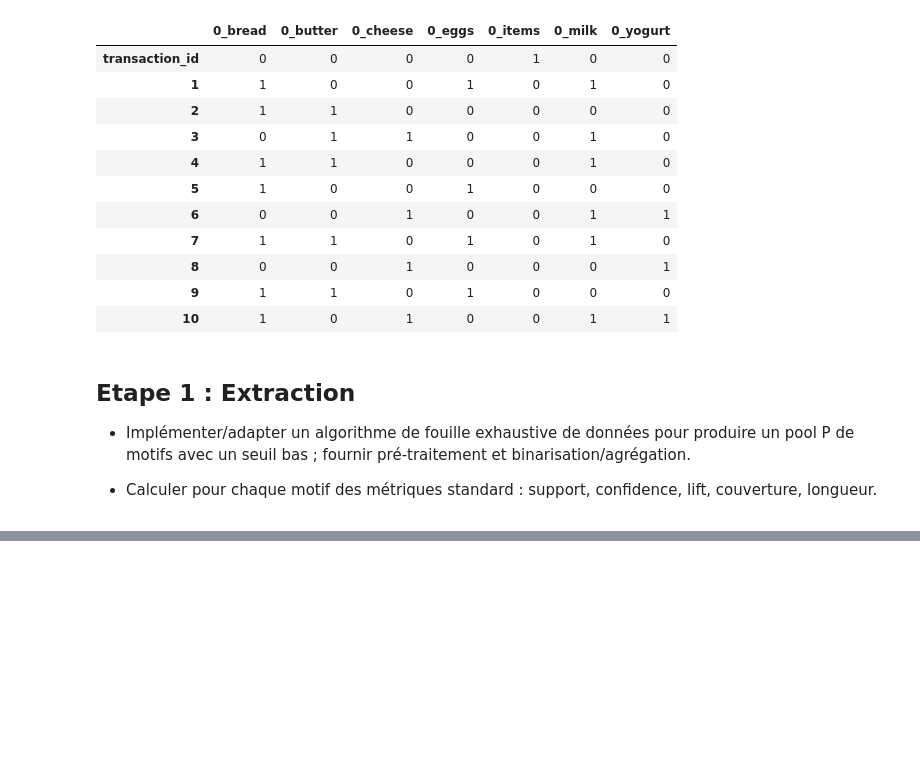
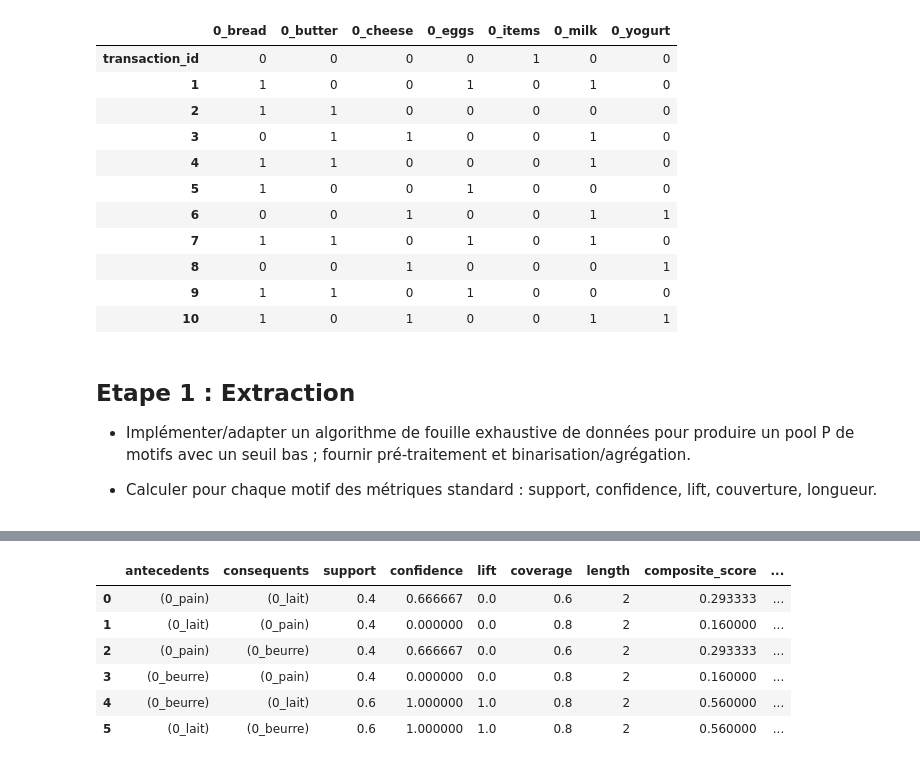
Before and after one commit to GregSsa/EDA, a Jupyter notebook: src/stupid.ipynb, the cells around one changed output, grey strips where cells are left out. Saved outputs shown, nothing was run; the diff lists cells and outputs as text; code cells hidden in the pictures; blank space fills up the shorter version.

Commit message:
feat: add mining, scoring, feedback, and sampling utilities

```diff
--- a/src/stupid.ipynb
+++ b/src/stupid.ipynb
@@ -246,0 +255,29 @@ Pool P de 6 motifs (règles) généré :
+# %%
+# Définir au moins une stratégie de scoring composite (ex. combinaison normalisée de support, lift, surprise, pénalité de redondance).
+
+from sklearn.preprocessing import MinMaxScaler
+
+scaler = MinMaxScaler()
+
+# Copie du pool pour ne pas modifier l'original
+P_sampling = P_pool_rules.copy()
+
+# Normalisation des métriques (exemple : lift et confidence)
+metrics_to_normalize = ['lift', 'confidence']
+P_sampling[metrics_to_normalize] = scaler.fit_transform(P_sampling[metrics_to_normalize])
+
+# Définition d'un score composite simple (pondération 60% lift, 40% confidence)
+
+def composite_score(row, w_support = 0.2, w_lift = 0.2, w_conf = 0.2,  w_surprise = 0.2, w_redundancy_penalty = 0.2): # TODO: ajuster la formule selon les besoins / pouvoir changer le type de score sélectionné via UI
+    return w_lift * row['lift'] + w_conf * row['confidence'] + w_support * row['support'] + w_surprise * (1 - row['support']) - w_redundancy_penalty * (row['length'] / 10)
+P_sampling['composite_score'] = P_sampling.apply(composite_score, axis=1)
+
+# Ajout du poids de feedback (initialisé à 1) # TODO : intégrer feedback utilisateur réel via UI
+P_sampling['feedback_weight'] = 1.0
+
+# Le poids final pour l'échantillonnage sera (score * feedback)
+P_sampling['final_sampling_weight'] = P_sampling['composite_score'] * P_sampling['feedback_weight']
+
+
+print("\nPool P avec scores composites et poids de feedback :")
+print(P_sampling[['antecedents', 'consequents', 'composite_score', 'feedback_weight', 'final_sampling_weight']].head())
@@ -246,0 +399,10 @@ Pool P de 6 motifs (règles) généré :
+# %%
+P_sampling
+# %% [output]
+|  | antecedents | consequents | support | confidence | lift | coverage | length | composite_score | ... |
+| 0 | (0_pain) | (0_lait) | 0.4 | 0.666667 | 0.0 | 0.6 | 2 | 0.293333 | ... |
+| 1 | (0_lait) | (0_pain) | 0.4 | 0.000000 | 0.0 | 0.8 | 2 | 0.160000 | ... |
+| 2 | (0_pain) | (0_beurre) | 0.4 | 0.666667 | 0.0 | 0.6 | 2 | 0.293333 | ... |
+| 3 | (0_beurre) | (0_pain) | 0.4 | 0.000000 | 0.0 | 0.8 | 2 | 0.160000 | ... |
+| 4 | (0_beurre) | (0_lait) | 0.6 | 1.000000 | 1.0 | 0.8 | 2 | 0.560000 | ... |
+| 5 | (0_lait) | (0_beurre) | 0.6 | 1.000000 | 1.0 | 0.8 | 2 | 0.560000 | ... |
```
Also changed, not shown: parts of 6 cells of this notebook, 8 other files.
